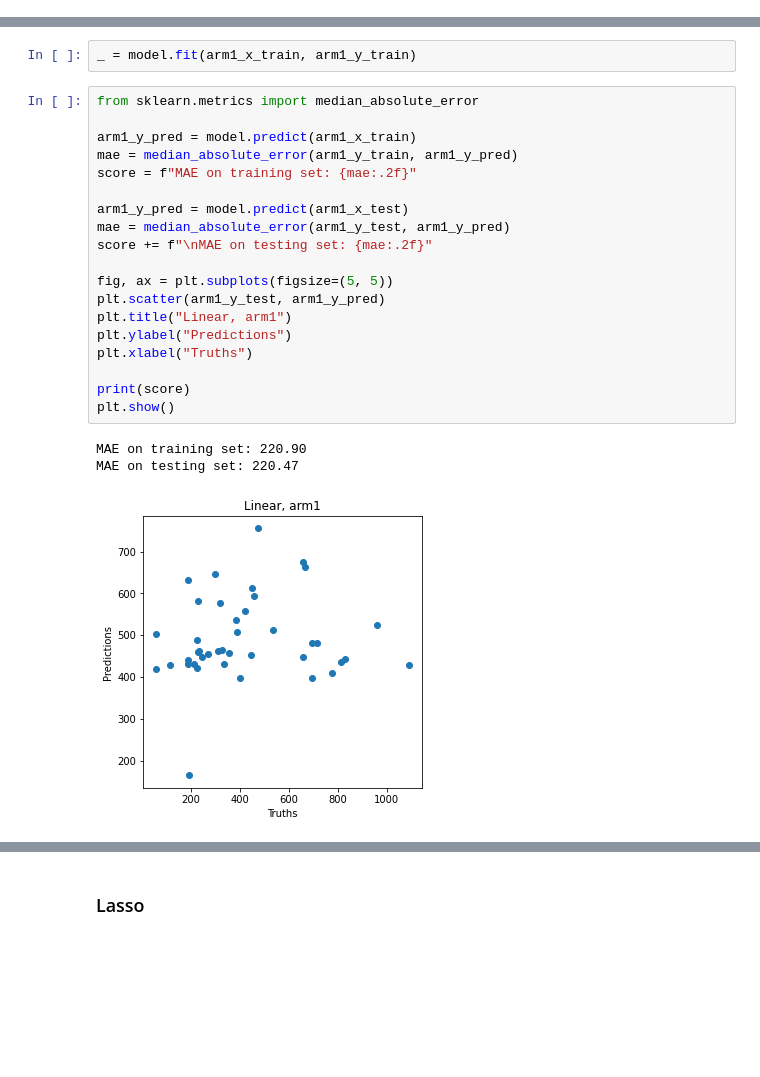
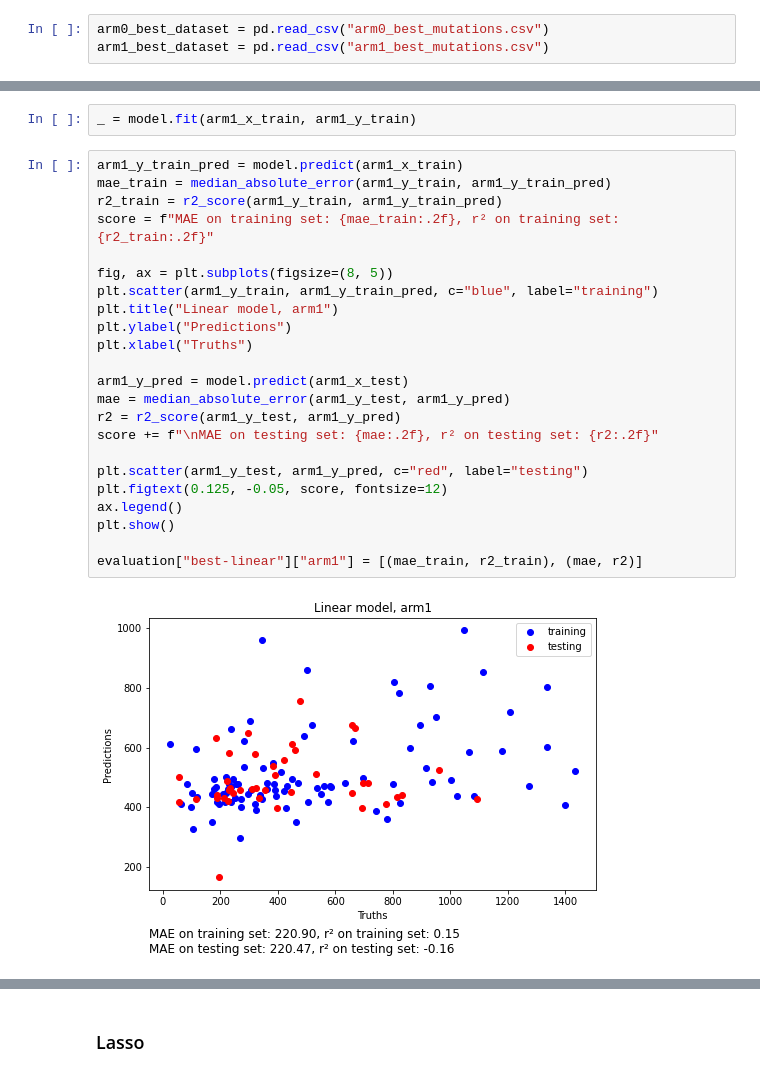
Before and after one commit to sykhro/cancol-analysis, a Jupyter notebook: pancan-modelling.ipynb, the cells around one changed output, grey strips where cells are left out. Cells and saved outputs as stored; diff of their text form; blank space fills up the shorter version.

```diff
--- a/pancan-modelling.ipynb
+++ b/pancan-modelling.ipynb
@@ -18,3 +15,6 @@ arm1_best_dataset = pd.DataFrame(data[0])
+# %%
+arm0_best_dataset = pd.read_csv("arm0_best_mutations.csv")
+arm1_best_dataset = pd.read_csv("arm1_best_mutations.csv")
 # %% [markdown]
 ### Observing the data
 # %%
@@ -107,29 +102,31 @@ plt.axvline(x=0, color=".5")
 #### arm1
 # %%
 _ = model.fit(arm1_x_train, arm1_y_train)
-# %%
-from sklearn.metrics import median_absolute_error
-
-arm1_y_pred = model.predict(arm1_x_train)
-mae = median_absolute_error(arm1_y_train, arm1_y_pred)
-score = f"MAE on training set: {mae:.2f}"
-
-arm1_y_pred = model.predict(arm1_x_test)
-mae = median_absolute_error(arm1_y_test, arm1_y_pred)
-score += f"\nMAE on testing set: {mae:.2f}"
-
-fig, ax = plt.subplots(figsize=(5, 5))
-plt.scatter(arm1_y_test, arm1_y_pred)
-plt.title("Linear, arm1")
-plt.ylabel("Predictions")
-plt.xlabel("Truths")
-
-print(score)
-plt.show()
-# %% [output]
-MAE on training set: 220.90
-MAE on testing set: 220.47
-[figure, removed]
+# %%
+arm1_y_train_pred = model.predict(arm1_x_train)
+mae_train = median_absolute_error(arm1_y_train, arm1_y_train_pred)
+r2_train = r2_score(arm1_y_train, arm1_y_train_pred)
+score = f"MAE on training set: {mae_train:.2f}, r² on training set: {r2_train:.2f}"
+
+fig, ax = plt.subplots(figsize=(8, 5))
+plt.scatter(arm1_y_train, arm1_y_train_pred, c="blue", label="training")
+plt.title("Linear model, arm1")
+plt.ylabel("Predictions")
+plt.xlabel("Truths")
+
+arm1_y_pred = model.predict(arm1_x_test)
+mae = median_absolute_error(arm1_y_test, arm1_y_pred)
+r2 = r2_score(arm1_y_test, arm1_y_pred)
+score += f"\nMAE on testing set: {mae:.2f}, r² on testing set: {r2:.2f}"
+
+plt.scatter(arm1_y_test, arm1_y_pred, c="red", label="testing")
+plt.figtext(0.125, -0.05, score, fontsize=12)
+ax.legend()
+plt.show()
+
+evaluation["best-linear"]["arm1"] = [(mae_train, r2_train), (mae, r2)]
+# %% [output]
+[figure, added]
 # %%
 arm1_best_coefs = pd.DataFrame(
     model.coef_, columns=["Coefficients"], index=arm1_x_train.columns
```
Also changed, not shown: parts of 136 cells of this notebook, 1 other file.
